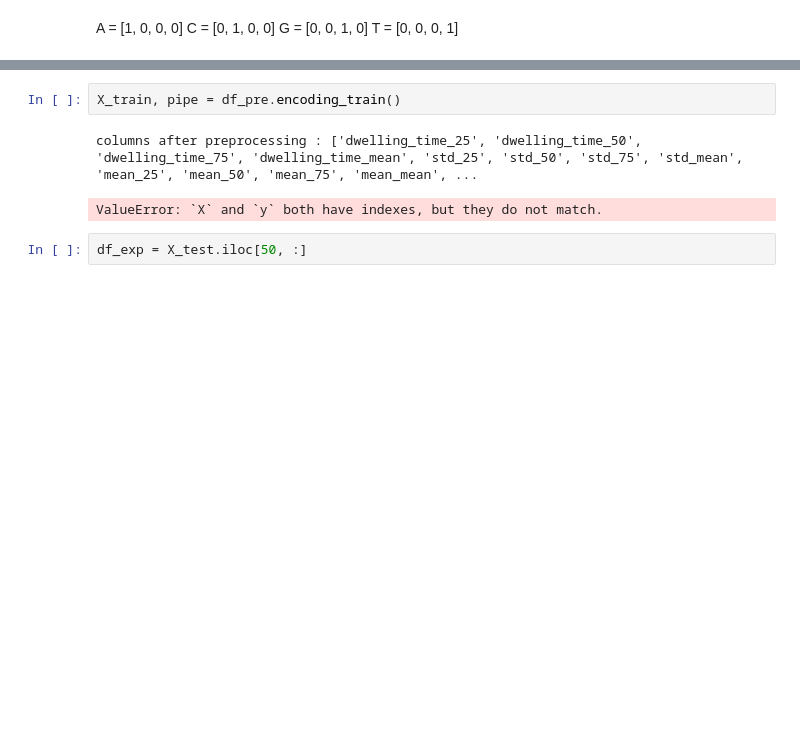
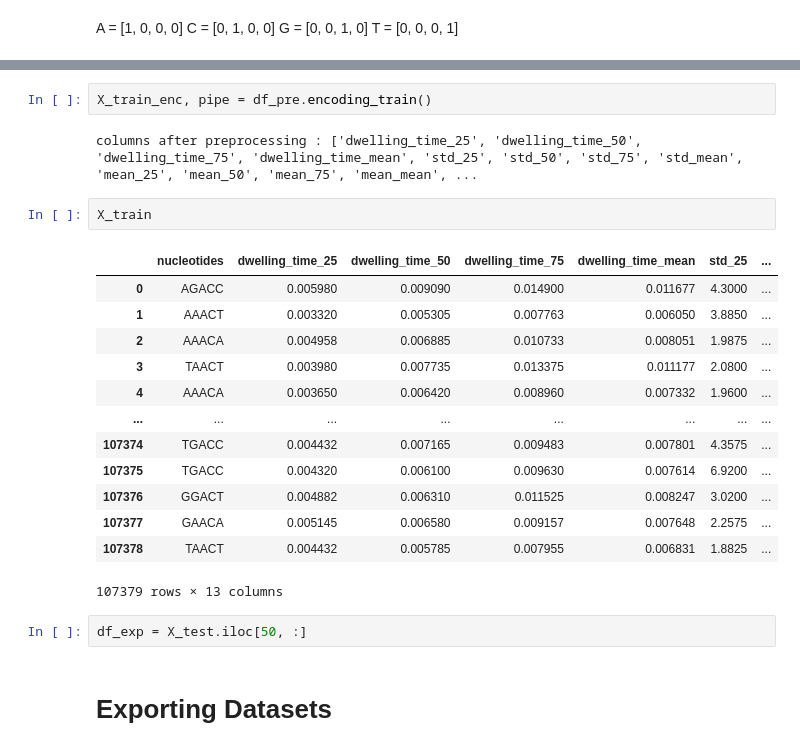
Before and after one commit to claudia-07/DSA4262-ACMXZ, a Jupyter notebook: pipeline/notebooks/Preprocessing.ipynb, the cells around one changed output, grey strips where cells are left out. Cells and saved outputs as stored; diff of their text form; blank space fills up the shorter version.

```diff
--- a/pipeline/notebooks/Preprocessing.ipynb
+++ b/pipeline/notebooks/Preprocessing.ipynb
@@ -105,7 +108,24 @@ See the caveats in the documentation: https://pandas.pydata.org/pandas-docs/stab
 # %%
-X_train, pipe = df_pre.encoding_train()
+X_train_enc, pipe = df_pre.encoding_train()
 # %% [output]
 columns after preprocessing : ['dwelling_time_25', 'dwelling_time_50', 'dwelling_time_75', 'dwelling_time_mean', 'std_25', 'std_50', 'std_75', 'std_mean', 'mean_25', 'mean_50', 'mean_75', 'mean_mean', ...
-ValueError: `X` and `y` both have indexes, but they do not match.
+# %%
+X_train
+# %% [output]
+|  | nucleotides | dwelling_time_25 | dwelling_time_50 | dwelling_time_75 | dwelling_time_mean | std_25 | ... |
+| 0 | AGACC | 0.005980 | 0.009090 | 0.014900 | 0.011677 | 4.3000 | ... |
+| 1 | AAACT | 0.003320 | 0.005305 | 0.007763 | 0.006050 | 3.8850 | ... |
+| 2 | AAACA | 0.004958 | 0.006885 | 0.010733 | 0.008051 | 1.9875 | ... |
+| 3 | TAACT | 0.003980 | 0.007735 | 0.013375 | 0.011177 | 2.0800 | ... |
+| 4 | AAACA | 0.003650 | 0.006420 | 0.008960 | 0.007332 | 1.9600 | ... |
+| ... | ... | ... | ... | ... | ... | ... | ... |
+| 107374 | TGACC | 0.004432 | 0.007165 | 0.009483 | 0.007801 | 4.3575 | ... |
+| 107375 | TGACC | 0.004320 | 0.006100 | 0.009630 | 0.007614 | 6.9200 | ... |
+| 107376 | GGACT | 0.004882 | 0.006310 | 0.011525 | 0.008247 | 3.0200 | ... |
+| 107377 | GAACA | 0.005145 | 0.006580 | 0.009157 | 0.007648 | 2.2575 | ... |
+| 107378 | TAACT | 0.004432 | 0.005785 | 0.007955 | 0.006831 | 1.8825 | ... |
+107379 rows × 13 columns
 # %%
 df_exp = X_test.iloc[50, :]
+# %% [markdown]
+# Exporting Datasets
```
Also changed, not shown: parts of 6 cells of this notebook, 11 other files.
